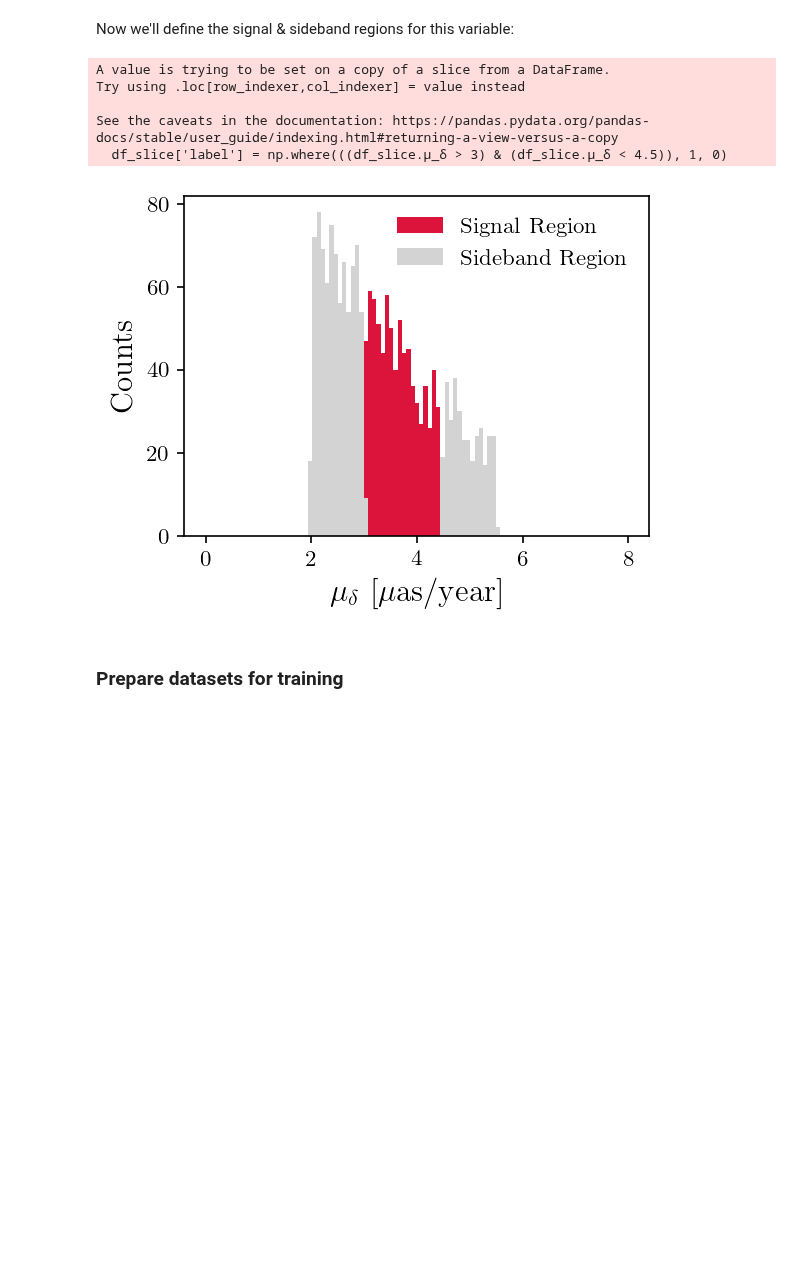
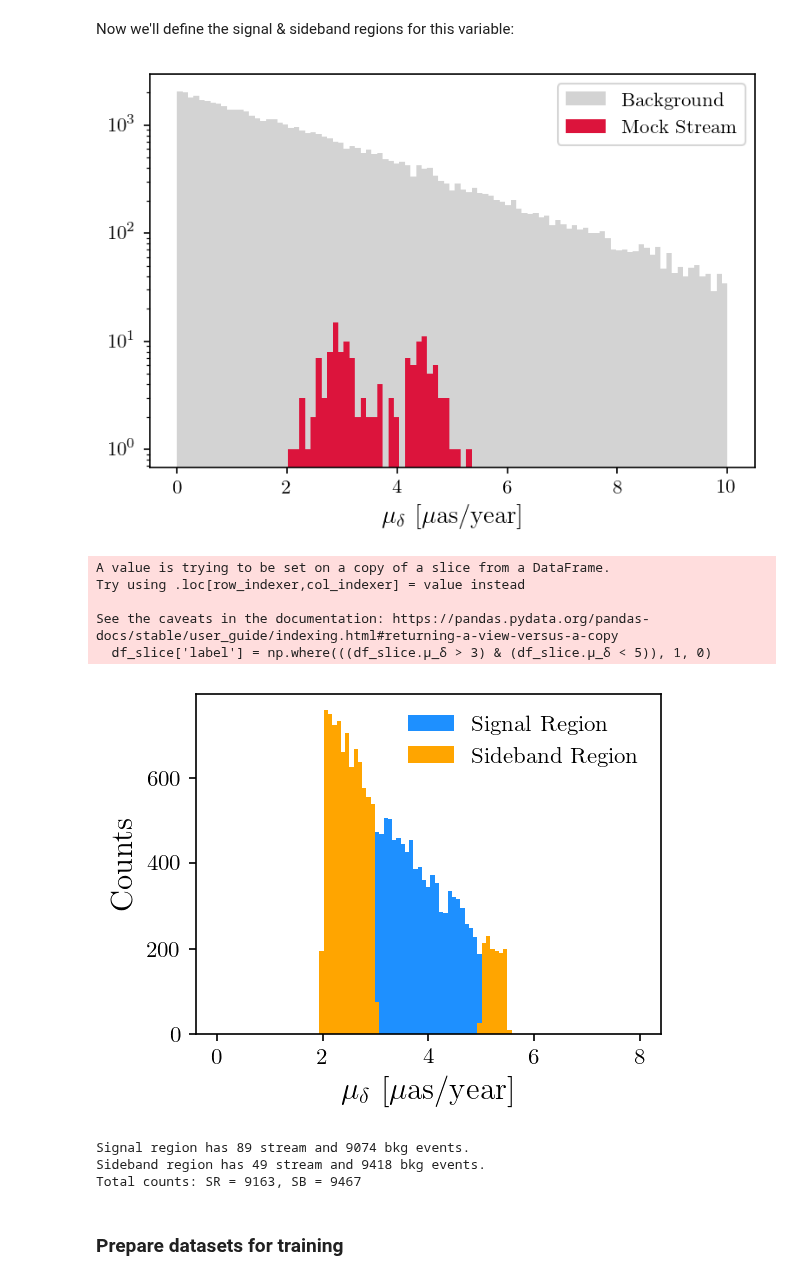
Before and after one commit to hep-lbdl/GaiaCWoLa, a Jupyter notebook: Finding_Mock_Stream.ipynb, the cells around one changed output. Cells and saved outputs as stored; diff of their text form; code cells hidden in the pictures; blank space fills up the shorter version.

```diff
--- a/Finding_Mock_Stream.ipynb
+++ b/Finding_Mock_Stream.ipynb
@@ -127,13 +132,23 @@ ax.set_xlabel(r"$\mu_\delta$ [$\mu$as/year]", fontsize=14);
 # %% [markdown]
 Now we'll define the signal & sideband regions for this variable:
+# %%
+fig, ax = plt.subplots(1)
+bins = np.linspace(0,10,100)
+ax.hist(df.μ_δ, bins = bins, color="lightgray", label="Background")
+ax.hist(stream.μ_δ, bins = bins, color="crimson", label="Mock Stream")
+ax.legend()
+ax.set_yscale("log")
+ax.set_xlabel(r"$\mu_\delta$ [$\mu$as/year]", fontsize=14);
+# %% [output]
+[figure, added]
 # %%
 df_slice = df[(df.μ_δ > 2) & (df.μ_δ < 5.5)]
-df_slice['label'] = np.where(((df_slice.μ_δ > 3) & (df_slice.μ_δ < 4.5)), 1, 0)
+df_slice['label'] = np.where(((df_slice.μ_δ > 3) & (df_slice.μ_δ < 5)), 1, 0)
 
 plt.figure(figsize=(4,3))
 bins = np.linspace(0,8,100)
-plt.hist(df_slice[df_slice.label == 1].μ_δ,bins=bins,color="crimson",label="Signal Region")
-plt.hist(df_slice[df_slice.label == 0].μ_δ,bins=bins,color="lightgray",label="Sideband Region")
+plt.hist(df_slice[df_slice.label == 1].μ_δ,bins=bins,color="dodgerblue",label="Signal Region")
+plt.hist(df_slice[df_slice.label == 0].μ_δ,bins=bins,color="orange",label="Sideband Region")
 plt.legend(frameon=False)
 plt.xlabel(r"$\mu_\delta$ [$\mu$as/year]")
 plt.ylabel("Counts");
@@ -142,8 +157,20 @@ A value is trying to be set on a copy of a slice from a DataFrame.
 Try using .loc[row_indexer,col_indexer] = value instead
 
 See the caveats in the documentation: https://pandas.pydata.org/pandas-docs/stable/user_guide/indexing.html#returning-a-view-versus-a-copy
-  df_slice['label'] = np.where(((df_slice.μ_δ > 3) & (df_slice.μ_δ < 4.5)), 1, 0)
+  df_slice['label'] = np.where(((df_slice.μ_δ > 3) & (df_slice.μ_δ < 5)), 1, 0)
-[figure, old version]
+[figure, new version]
+# %%
+sr = df_slice[df_slice.label == 1]
+sb = df_slice[df_slice.label == 0]
+
+print("Signal region has {} stream and {} bkg events.".format(sr.stream.value_counts()[True], sr.stream.value_counts()[False]))
+print("Sideband region has {} stream and {} bkg events.".format(sb.stream.value_counts()[True], sb.stream.value_counts()[False]))
+
+print("Total counts: SR = {}, SB = {}".format(len(sr), len(sb)))
+# %% [output]
+Signal region has 89 stream and 9074 bkg events.
+Sideband region has 49 stream and 9418 bkg events.
+Total counts: SR = 9163, SB = 9467
 # %% [markdown]
 ### Prepare datasets for training
 # %%
```
Also changed, not shown: parts of 21 cells of this notebook.
